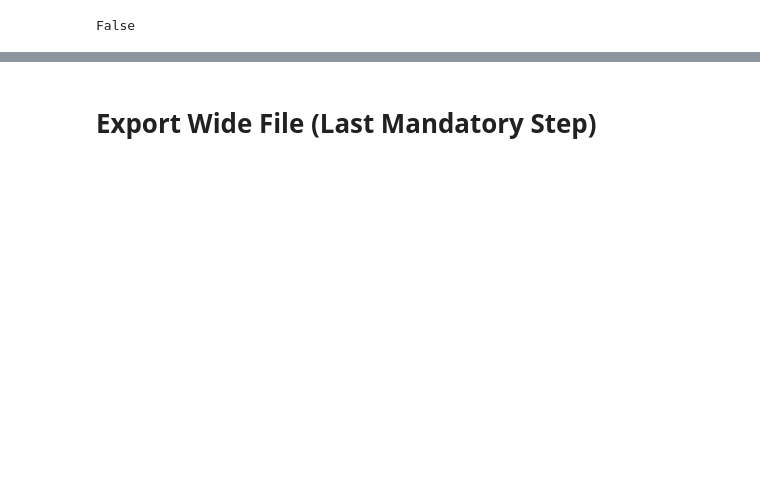
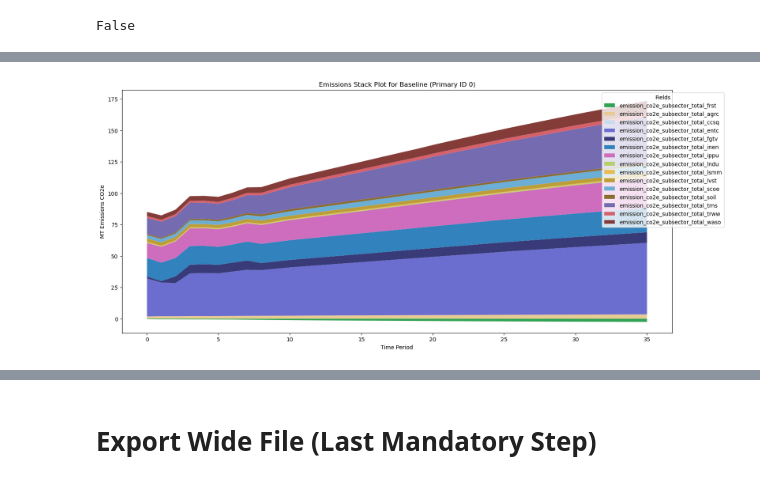
Before and after one commit to sisepuede-framework/ssp_libya, a Jupyter notebook: ssp_modeling/notebooks/libya_manager_wb.ipynb, the cells around one changed output, grey strips where cells are left out. Saved outputs shown, nothing was run; the diff lists cells and outputs as text; code cells hidden in the pictures; blank space fills up the shorter version.

```diff
--- a/ssp_modeling/notebooks/libya_manager_wb.ipynb
+++ b/ssp_modeling/notebooks/libya_manager_wb.ipynb
@@ -441,0 +528,19 @@ df_in = ssp.read_input(None)
+# %%
+# Define the fields to plot and the formatting dictionary
+subsector_emission_fields = matt.get_all_subsector_emission_total_fields()
+
+dict_format = dict(
+    (k, {"color": v}) for (k, v) in
+    matt.get_subsector_color_map().items()
+)
+# %%
+# Plot the emissions stack for the primary_id 0 (which is the baseline)
+plot_field_stack(
+    df_out,
+    subsector_emission_fields,
+    dict_format,
+    primary_id=0,
+    title="Emissions Stack Plot for Baseline (Primary ID 0)"
+)
+# %% [output]
+[figure, added]
```
Also changed, not shown: parts of 15 cells of this notebook, 8 other files.
